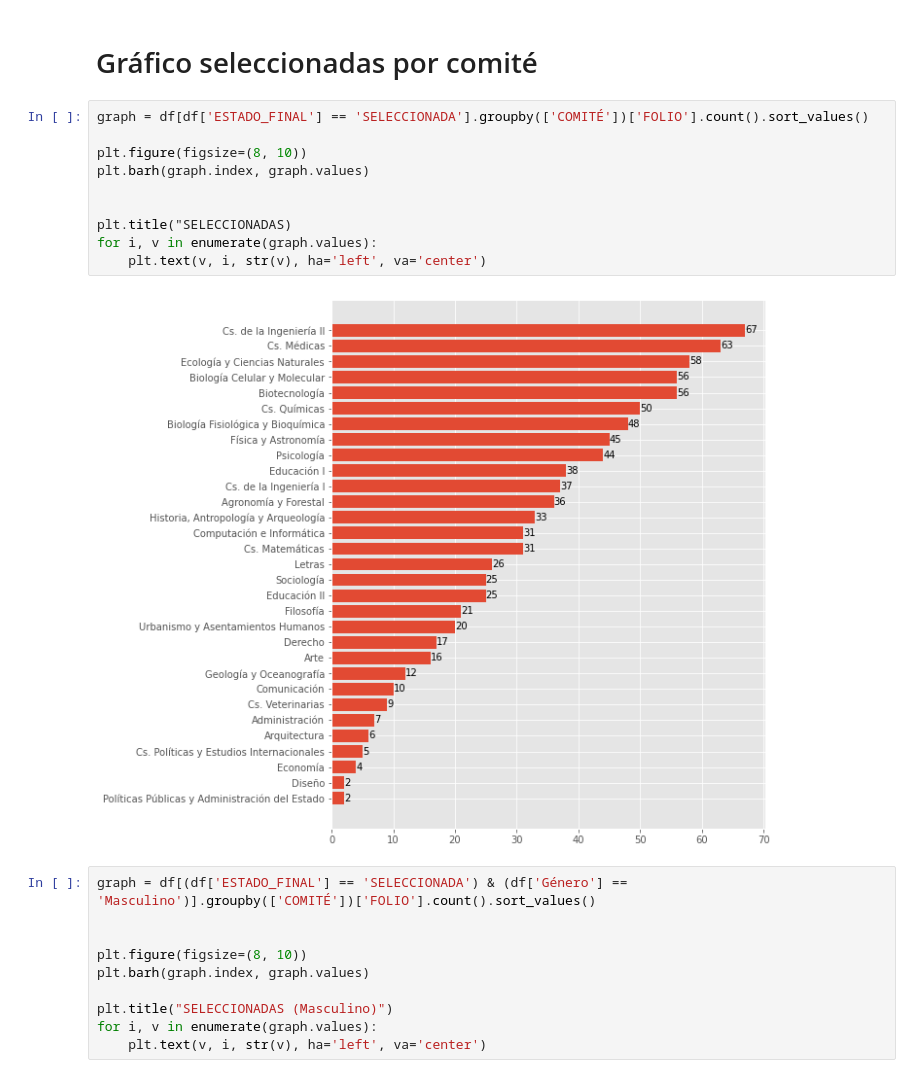
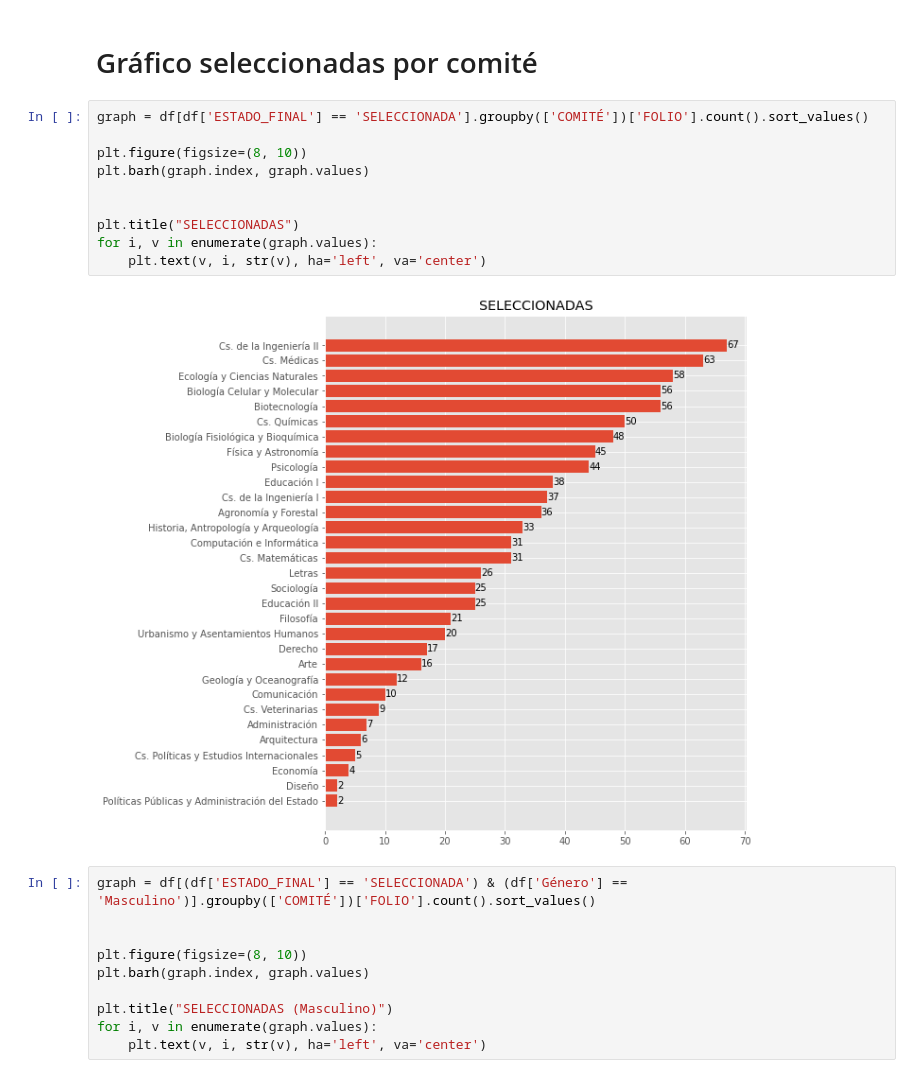
Before and after one commit to alvafox/Concursos-2023-Analisis-de-Adjudicacion-Paritaria-, a Jupyter notebook: Doctorado_Nacional_2023.ipynb, the cells around one changed output. Drawn from its saved outputs; the diff is of its cells as text.

```diff
--- a/Doctorado_Nacional_2023.ipynb
+++ b/Doctorado_Nacional_2023.ipynb
@@ -371,15 +371,15 @@ display(df2[(df2["ESTADO_FINAL"] == "SELECCIONADA")].groupby(["Género", pd.cut(
 # %%
 graph = df[df['ESTADO_FINAL'] == 'SELECCIONADA'].groupby(['COMITÉ'])['FOLIO'].count().sort_values()
 
 plt.figure(figsize=(8, 10))
 plt.barh(graph.index, graph.values)
 
 
-plt.title("SELECCIONADAS)
+plt.title("SELECCIONADAS")
 for i, v in enumerate(graph.values):
     plt.text(v, i, str(v), ha='left', va='center')
 # %% [output]
-[figure, old version]
+[figure, new version]
 # %%
 graph = df[(df['ESTADO_FINAL'] == 'SELECCIONADA') & (df['Género'] == 'Masculino')].groupby(['COMITÉ'])['FOLIO'].count().sort_values()
 
```
Also changed, not shown: parts of 2 cells of this notebook.
